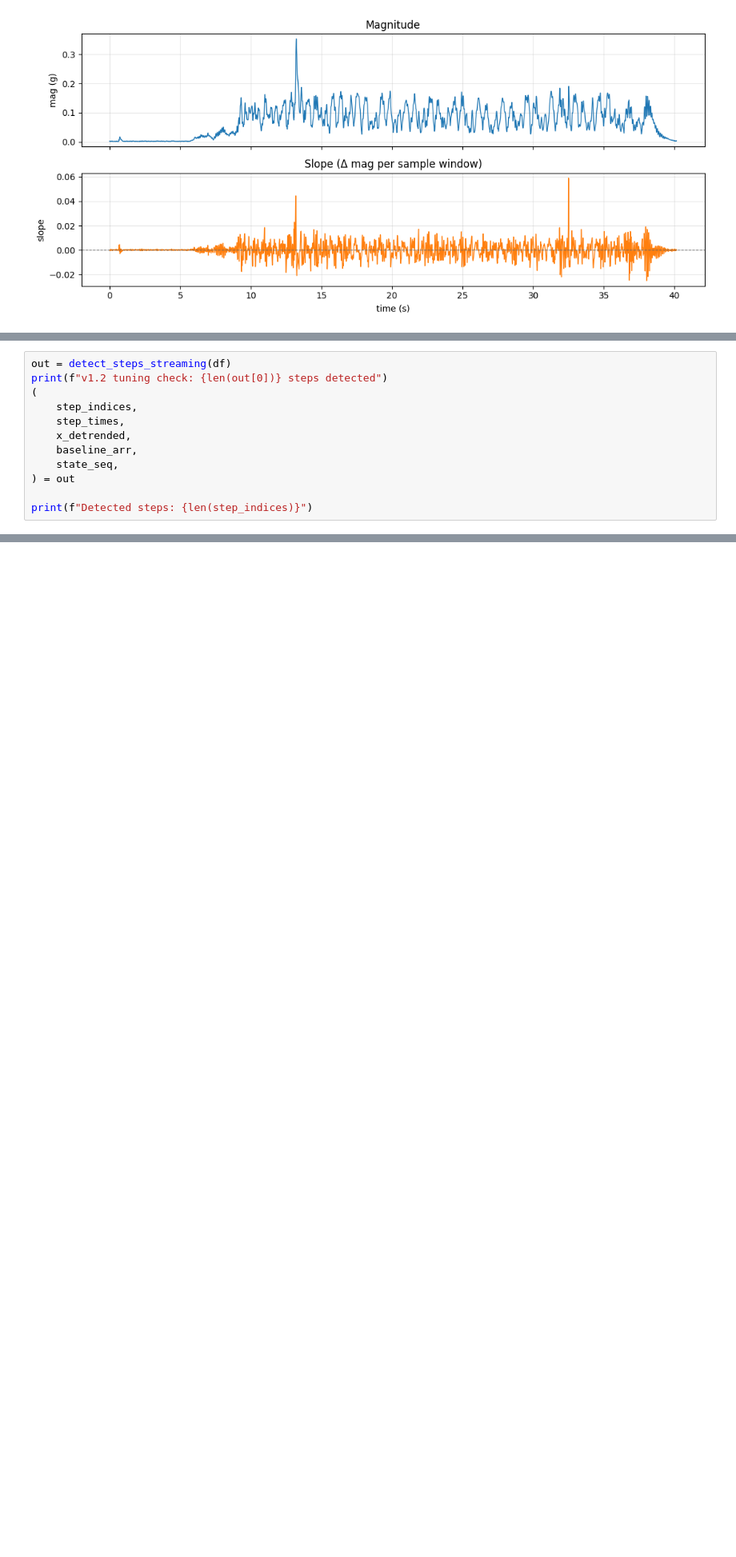
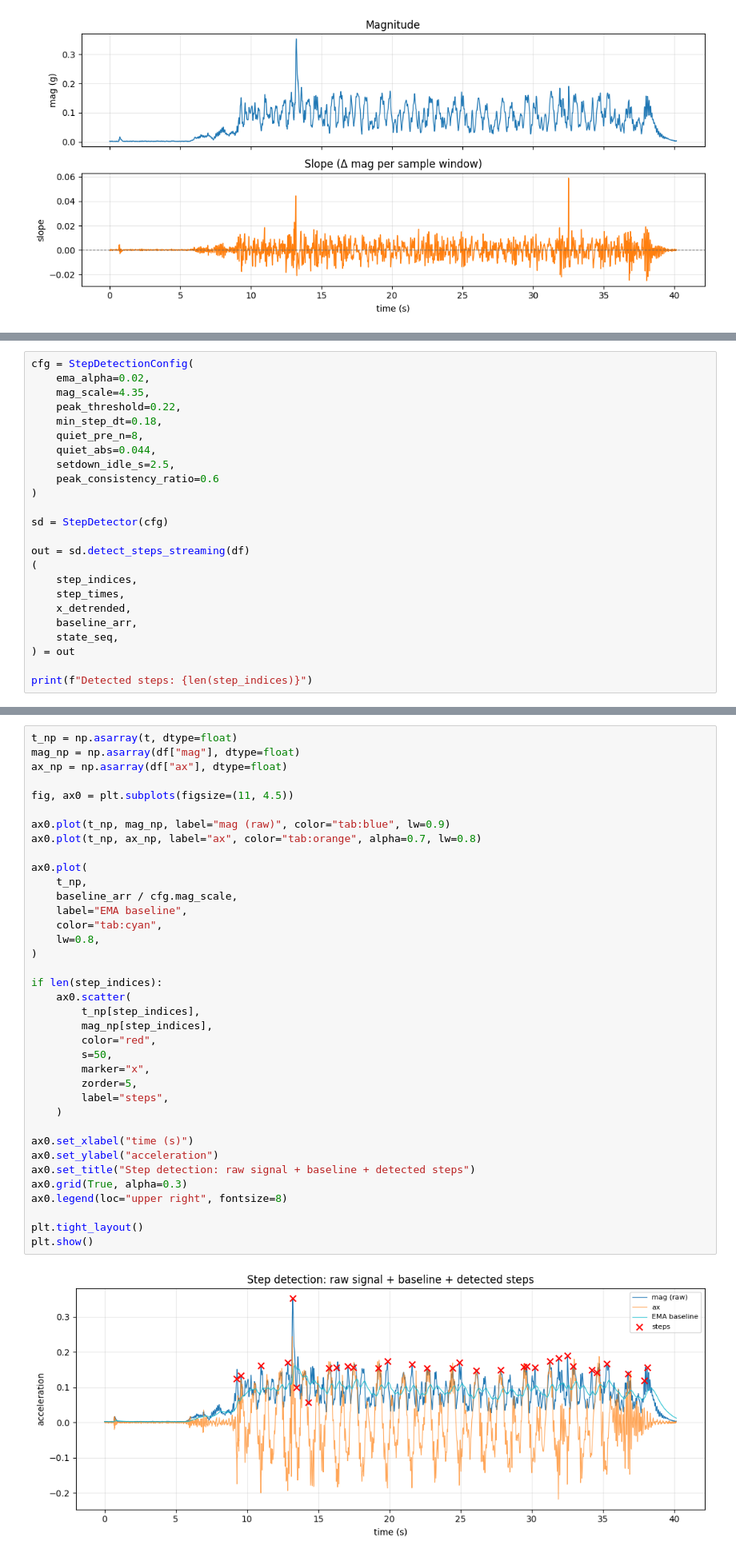
Before and after one commit to pfischer1687/rtos-pedometer, a Jupyter notebook: tools/notebooks/dsp_debug_plot.ipynb, the cells around one changed output, grey strips where cells are left out. Shown at 80% size. Saved outputs shown, nothing was run; the diff lists cells and outputs as text; blank space fills up the shorter version.

Commit message:
Adds step detector class to DSP debug.

```diff
--- a/tools/notebooks/dsp_debug_plot.ipynb
+++ b/tools/notebooks/dsp_debug_plot.ipynb
@@ -197,6 +224,18 @@ def detect_steps_streaming(df):
 # %%
-out = detect_steps_streaming(df)
-print(f"v1.2 tuning check: {len(out[0])} steps detected")
+cfg = StepDetectionConfig(
+    ema_alpha=0.02,
+    mag_scale=4.35,
+    peak_threshold=0.22,
+    min_step_dt=0.18,
+    quiet_pre_n=8,
+    quiet_abs=0.044,
+    setdown_idle_s=2.5,
+    peak_consistency_ratio=0.6
+)
+
+sd = StepDetector(cfg)
+
+out = sd.detect_steps_streaming(df)
 (
     step_indices,
     step_times,
@@ -304,0 +250,39 @@ plt.show()
+# %%
+t_np = np.asarray(t, dtype=float)
+mag_np = np.asarray(df["mag"], dtype=float)
+ax_np = np.asarray(df["ax"], dtype=float)
+
+fig, ax0 = plt.subplots(figsize=(11, 4.5))
+
+ax0.plot(t_np, mag_np, label="mag (raw)", color="tab:blue", lw=0.9)
+ax0.plot(t_np, ax_np, label="ax", color="tab:orange", alpha=0.7, lw=0.8)
+
+ax0.plot(
+    t_np,
+    baseline_arr / cfg.mag_scale,
+    label="EMA baseline",
+    color="tab:cyan",
+    lw=0.8,
+)
+
+if len(step_indices):
+    ax0.scatter(
+        t_np[step_indices],
+        mag_np[step_indices],
+        color="red",
+        s=50,
+        marker="x",
+        zorder=5,
+        label="steps",
+    )
+
+ax0.set_xlabel("time (s)")
+ax0.set_ylabel("acceleration")
+ax0.set_title("Step detection: raw signal + baseline + detected steps")
+ax0.grid(True, alpha=0.3)
+ax0.legend(loc="upper right", fontsize=8)
+
+plt.tight_layout()
+plt.show()
+# %% [output]
+[figure, added]
```
Also changed, not shown: parts of 6 cells of this notebook.
